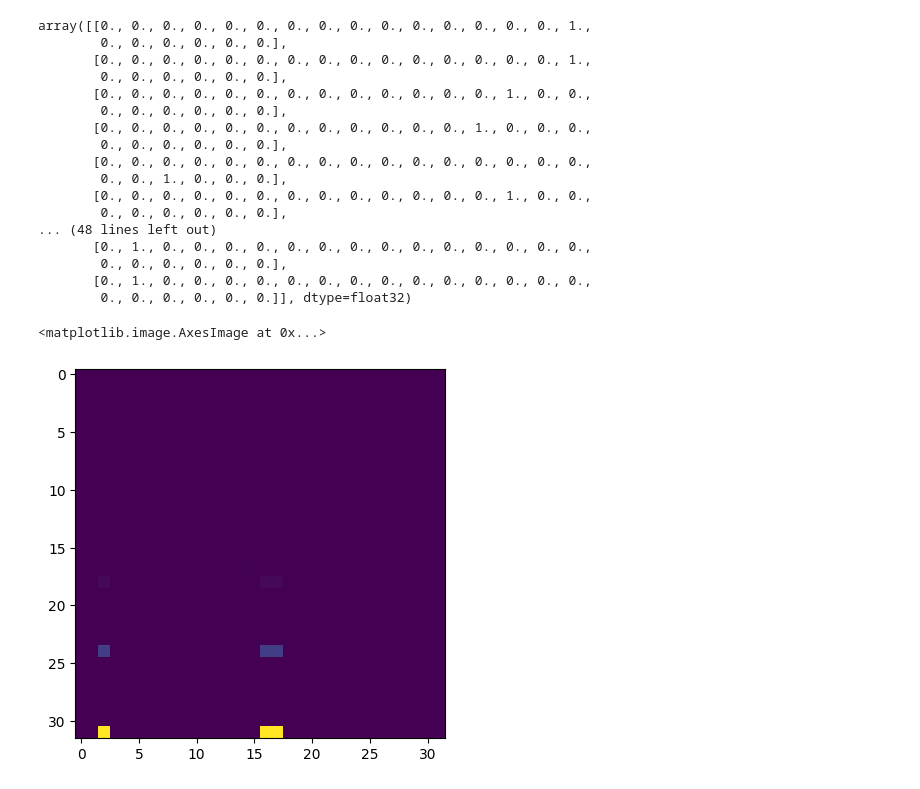
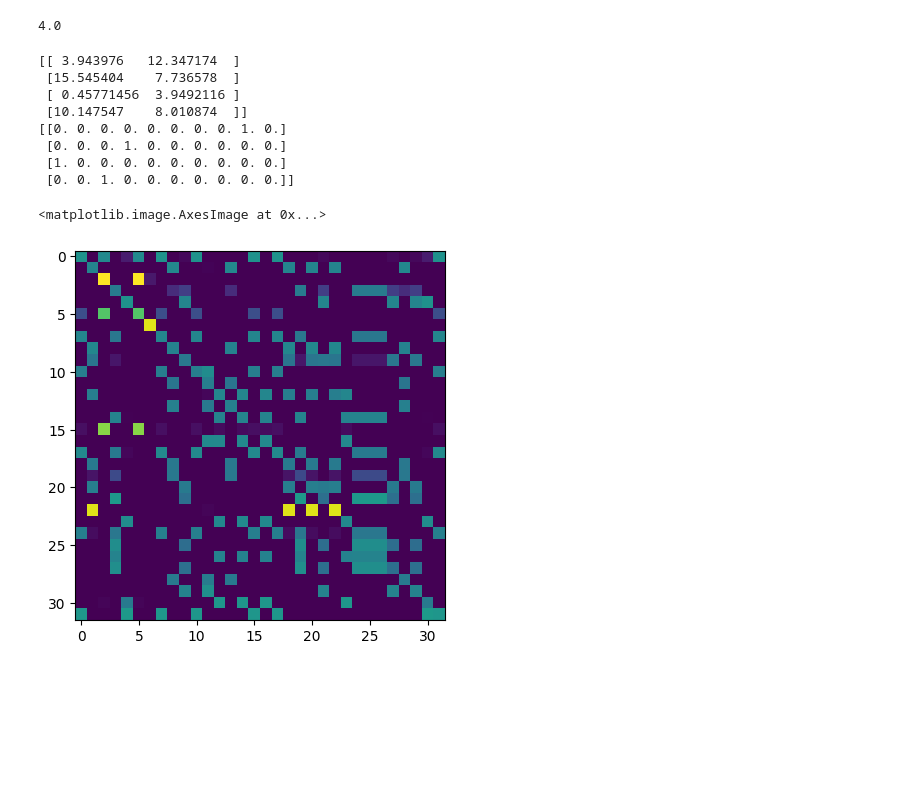
Before and after one commit to YongweiChe/ContrastiveLanguageRepresentation, a Jupyter notebook: eval_language.ipynb, the cells around one changed output. Saved outputs shown, nothing was run; the diff lists cells and outputs as text; code cells hidden in the pictures; blank space fills up the shorter version.

```diff
--- a/eval_language.ipynb
+++ b/eval_language.ipynb
@@ -35,7 +36,7 @@ class CheckTypesFilter(logging.Filter):
 
 logger.addFilter(CheckTypesFilter())
 # %%
-def getConfig(env_name, ckpt_dir):
+def getConfig(env_name, ckpt_dir, ckpt_num=None):
     params = {
       'use_random_actor': True,
       'entropy_coefficient': None if 'image' in env_name else 0.0,
@@ -86,6 +87,12 @@ def getConfig(env_name, ckpt_dir):
         name = env_name[6:]
         maze = point_env.WALLS[name]
         params['maze_shape'] = tuple(np.array(maze).shape)
+
+    if env_name.startswith('point'):
+        params['scaling_factor'] = 1.
+    else:
+        print(f'scaling factor set to 4.')
+        params['scaling_factor'] = 4.
 
     # For the offline RL experiments, modify some hyperparameters.
     if env_name.startswith('offline_ant'):
@@ -151,7 +158,11 @@ def getConfig(env_name, ckpt_dir):
     ckpt = tf.train.Checkpoint(learner=SaveableAdapter(trained_learner))
     ckpt_mgr = tf.train.CheckpointManager(
         ckpt, ckpt_dir, 1)
-    ckpt.restore(ckpt_mgr.latest_checkpoint)
+
+    if ckpt_num:
+        ckpt.restore(os.path.join(ckpt_dir, f'ckpt-{ckpt_num}'))
+    else:
+        ckpt.restore(ckpt_mgr.latest_checkpoint)
 
     trained_learner_state = trained_learner._state
 
@@ -159,13 +170,19 @@ def getConfig(env_name, ckpt_dir):
 
     return config, trained_learner, env_factory, networks, environment_spec
 # %%
-env_name = "point_FourRooms"
-ckpt_dir = "/home/yongweic/acme/ad6d4aa2-4940-11ef-bc4d-ec2a72227ef0/checkpoints/learner"
+env_name = "ant_umaze"
+ckpt_dir = "/home/yongweic/acme/9e6e3f8a-4a25-11ef-abe0-70b5e8f00aac/checkpoints/learner"
 
-config, trained_learner, env_factory, networks, env_spec = getConfig(env_name, ckpt_dir)
+# env_name = 'point_FourRooms'
+# ckpt_dir = '/home/yongweic/acme/f0beb494-49ef-11ef-a142-70b5e8f06ca6/checkpoints/learner'
+
+config, trained_learner, env_factory, networks, env_spec = getConfig(env_name, ckpt_dir, ckpt_num=34)
 iterator = create_maze_dataset_iterator(config)
 trained_learner_state = trained_learner._state
 
 scaling_factor = config.scaling_factor
+sf = int(scaling_factor)
 maze_shape = (config.maze_shape)
+
+print(scaling_factor)
 # %% [output]
@@ -179,14 +199,15 @@ maze_shape
 # %%
 # example usage
 env = env_factory(np.random.randint(1e6))
-
+action_dim = env.action_space.shape[0]
 obs = env.reset().observation[None,:]
 print(obs.shape)
+obs_dim = obs.shape[1]
 print(f'cur: {obs[:,:2]}, goal: {obs[:,-2:]}')
 
 q_params = trained_learner_state.q_params
 
-action=np.zeros((1,2))
+action=np.zeros((1, action_dim))
 
 sa_repr, g_repr, (state, goal) = networks.repr_fn(q_params, obs=obs, action=action)
 # %% [output]
@@ -215,35 +218,27 @@ array([[ 2.456951  ,  4.046424  ],
-# %%
-sample[0][:32,:]
-# %% [output]
-array([[0., 0., 0., 0., 0., 0., 0., 0., 0., 0., 0., 0., 0., 0., 0., 1.,
-        0., 0., 0., 0., 0., 0.],
-       [0., 0., 0., 0., 0., 0., 0., 0., 0., 0., 0., 0., 0., 0., 0., 1.,
-        0., 0., 0., 0., 0., 0.],
-       [0., 0., 0., 0., 0., 0., 0., 0., 0., 0., 0., 0., 0., 1., 0., 0.,
-        0., 0., 0., 0., 0., 0.],
-       [0., 0., 0., 0., 0., 0., 0., 0., 0., 0., 0., 0., 1., 0., 0., 0.,
-        0., 0., 0., 0., 0., 0.],
-       [0., 0., 0., 0., 0., 0., 0., 0., 0., 0., 0., 0., 0., 0., 0., 0.,
-        0., 0., 1., 0., 0., 0.],
-       [0., 0., 0., 0., 0., 0., 0., 0., 0., 0., 0., 0., 0., 1., 0., 0.,
-        0., 0., 0., 0., 0., 0.],
-... (48 lines left out)
-       [0., 1., 0., 0., 0., 0., 0., 0., 0., 0., 0., 0., 0., 0., 0., 0.,
-        0., 0., 0., 0., 0., 0.],
-       [0., 1., 0., 0., 0., 0., 0., 0., 0., 0., 0., 0., 0., 0., 0., 0.,
-        0., 0., 0., 0., 0., 0.]], dtype=float32)
+# %%
+config.scaling_factor
+# %% [output]
+4.0
 # %%
 sample = next(iterator)
+print(sample[1][:4,:])
+print(sample[0][:4,:])
 
-g_repr, l_repr, outer = networks.l_network.apply(trained_learner_state.l_params, sample[1][:32,:], sample[0][:32,:])
+g_repr, l_repr, outer = networks.l_network.apply(trained_learner_state.q_params, sample[1][:32,:], sample[0][:32,:])
 
-dummy_obs = np.zeros((32, 4))
+dummy_obs = np.zeros((32, obs_dim))
 dummy_obs[:,-2:] = sample[1][:32,:]
 
-_, g_repr, _ = networks.repr_fn(trained_learner_state.q_params, dummy_obs, np.zeros((32,2)))
-
-outer = g_repr @ l_repr.T
+# outer = g_repr @ l_repr.T
 plt.imshow(np.exp(outer))
 # %% [output]
-<matplotlib.image.AxesImage at 0x...>
+[[ 3.943976   12.347174  ]
+ [15.545404    7.736578  ]
+ [ 0.45771456  3.9492116 ]
+ [10.147547    8.010874  ]]
+[[0. 0. 0. 0. 0. 0. 0. 0. 1. 0.]
+ [0. 0. 0. 1. 0. 0. 0. 0. 0. 0.]
+ [1. 0. 0. 0. 0. 0. 0. 0. 0. 0.]
+ [0. 0. 1. 0. 0. 0. 0. 0. 0. 0.]]
+<matplotlib.image.AxesImage at 0x...>
-[figure, old version]
+[figure, new version]
```
Also changed, not shown: parts of 20 cells of this notebook, 14 other files.
